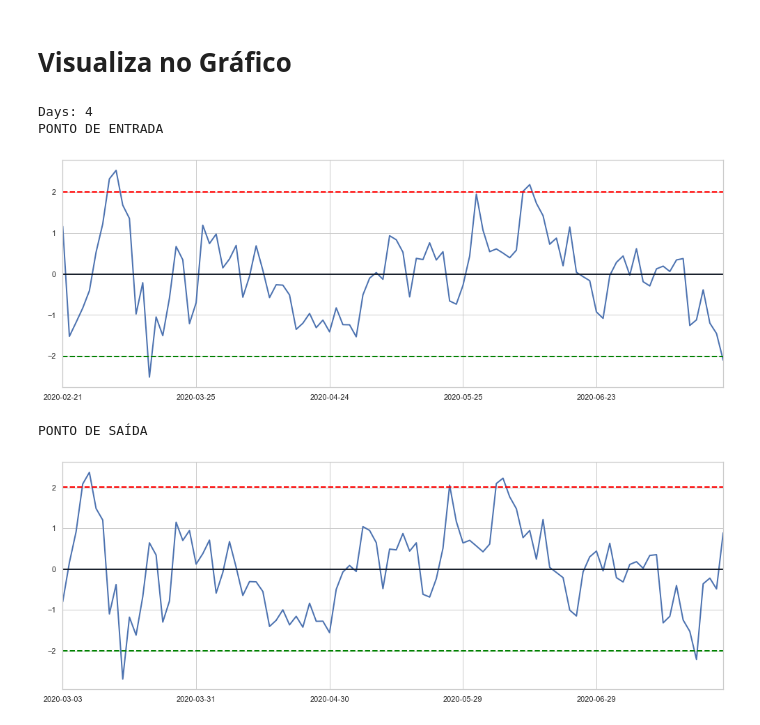
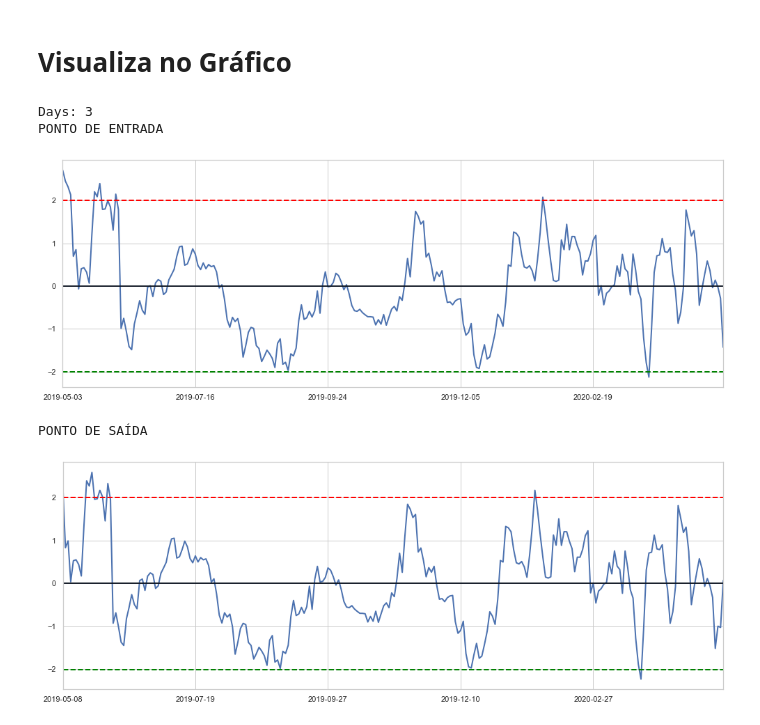
Before and after one commit to andreolvgomes/long-short-by-cointegration, a Jupyter notebook: BackTest.ipynb, the cells around one changed output. Cells and saved outputs as stored; diff of their text form; code cells hidden in the pictures.

```diff
--- a/BackTest.ipynb
+++ b/BackTest.ipynb
@@ -75,6 +76,9 @@ class TypeInput(Enum):
     Nada=0
     LongShort=1
     ShortLong=2
+
+def roundup(value):
+    return int(math.ceil(value / 100.0)) * 100
 # %%
 class BackTest(object):
     def __init__(self):
@@ -272,10 +303,10 @@ pairs: (2038, 13)
 """y_symbol = 'BBSE3'
 x_symbol = 'ITSA4'"""
 
-y_symbol = 'CIEL3'
-x_symbol = 'BRKM5'
+y_symbol = 'BRKM5'
+x_symbol = 'LAME4'
 
-period = 100
+period = 50
 print('{}: {} / {}: {}'.format(y_symbol, data[y_symbol][0], x_symbol, data[x_symbol][0]))
 #mult.plot_residue(mult.residue(data[y_symbol], data[x_symbol], period))
 # %% [output]
@@ -323,31 +374,31 @@ StopLoss > Disint: -278.99999618530194
 # %% [markdown]
 # Visualiza no Gráfico
 # %%
-index=6
+index=0
 oper = hist.iloc[index]
 day_start = oper['Ent. Data']
 day_end = oper['Sai. Data']
 
 test = data[data.index <= day_start]
 test_stop = data[data.index <= day_end]
 test_simu = data[(data.index >= day_start) & (data.index <= day_end)]
 
 print('Days: {}'.format(abs(len(test)-len(test_stop))))
 
 coef = mult.coefficients(test[y_symbol], test[x_symbol], period)
 if(coef_fixed==False):
     coef=None
 
 print("PONTO DE ENTRADA")
 mult.plot_residue(mult.residue(test[y_symbol], test[x_symbol], period, coef))
 print("PONTO DE SAÍDA")
 mult.plot_residue(mult.residue(test_stop[y_symbol], test_stop[x_symbol], period, coef))
 # %% [output]
-Days: 4
+Days: 3
 PONTO DE ENTRADA
-[figure, old version]
+[figure, new version]
 PONTO DE SAÍDA
-[figure, old version]
+[figure, new version]
 # %%
 test_simu[::-1][[y_symbol, x_symbol]].to_excel('datasets/backtest/backtest.xlsx')
 #test_simu[[y_symbol, x_symbol]].to_excel('datasets/backtest/backtest.xlsx')
```
Also changed, not shown: parts of 13 cells of this notebook, 4 other files.
